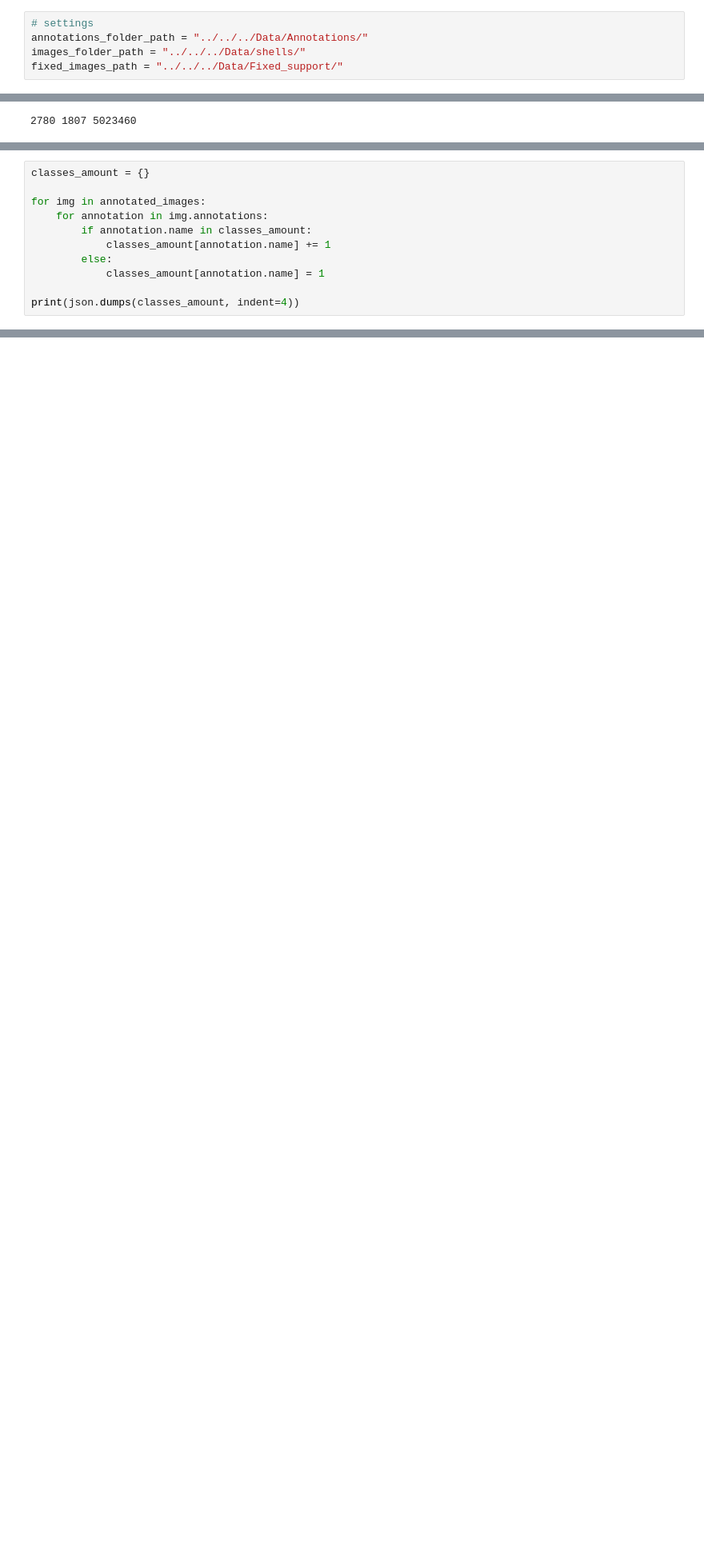
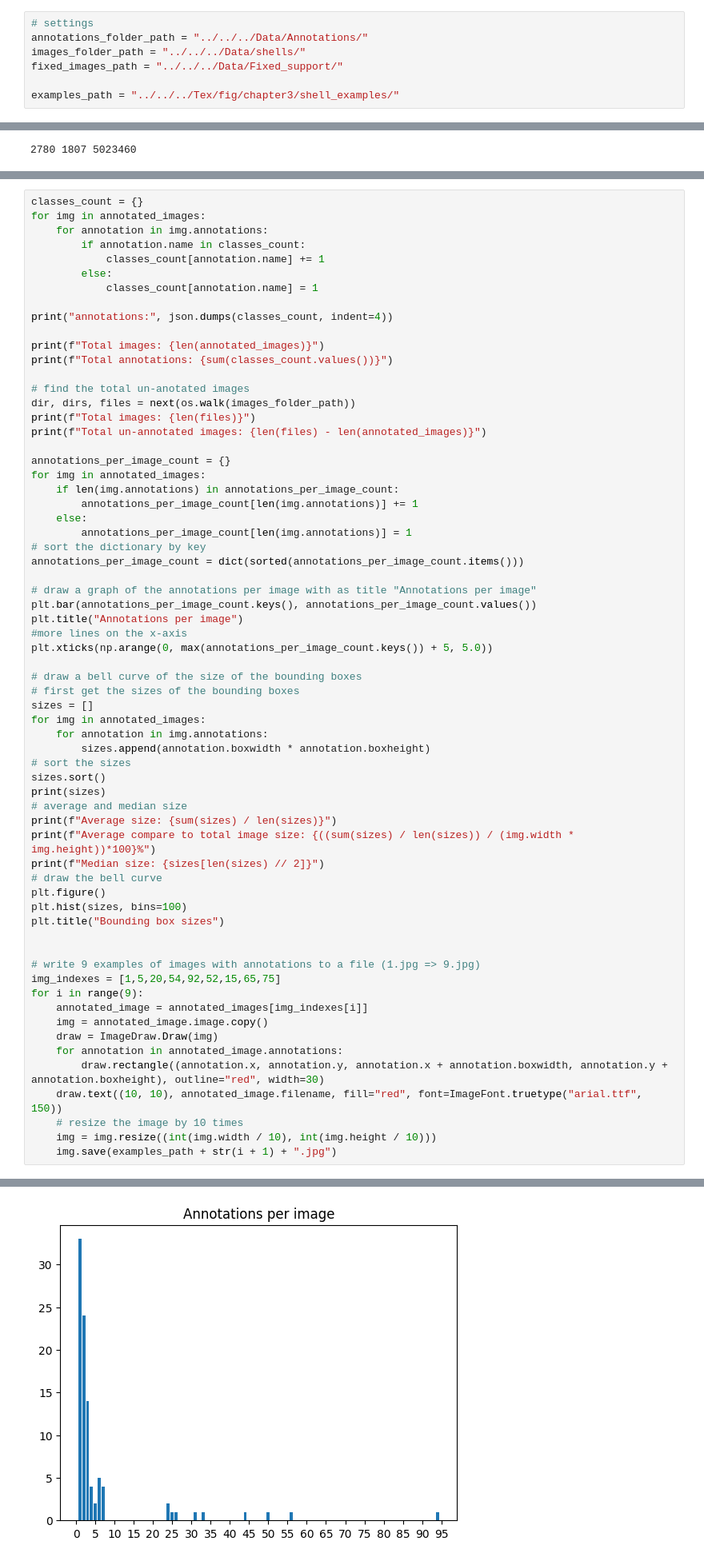
Before and after one commit to TijsVK/Counting-shells, a Jupyter notebook: Code/Baseline/owl-vit/owlvit.ipynb, the cells around one changed output, grey strips where cells are left out. Shown at 80% size. Cells and saved outputs as stored; diff of their text form; blank space fills up the shorter version.

```diff
--- a/Code/Baseline/owl-vit/owlvit.ipynb
+++ b/Code/Baseline/owl-vit/owlvit.ipynb
@@ -19,6 +22,8 @@ from transformers import OwlViTProcessor, OwlViTForObjectDetection, AutoProcesso
 annotations_folder_path = "../../../Data/Annotations/"
 images_folder_path = "../../../Data/shells/"
 fixed_images_path = "../../../Data/Fixed_support/"
+
+examples_path = "../../../Tex/fig/chapter3/shell_examples/"
 # %% [markdown]
 # Defining some classes and values
 # %%
@@ -107,14 +144,3 @@ print(max_width, max_height, max_width * max_height)
 2780 1807 5023460
 # %% [markdown]
 ## Dataset statistics
-# %%
-classes_amount = {}
-
-for img in annotated_images:
-    for annotation in img.annotations:
-        if annotation.name in classes_amount:
-            classes_amount[annotation.name] += 1
-        else:
-            classes_amount[annotation.name] = 1
-
-print(json.dumps(classes_amount, indent=4))
@@ -132,0 +147,66 @@ print(json.dumps(classes_amount, indent=4))
+# %%
+classes_count = {}
+for img in annotated_images:
+    for annotation in img.annotations:
+        if annotation.name in classes_count:
+            classes_count[annotation.name] += 1
+        else:
+            classes_count[annotation.name] = 1
+
+print("annotations:", json.dumps(classes_count, indent=4))
+
+print(f"Total images: {len(annotated_images)}")
+print(f"Total annotations: {sum(classes_count.values())}")
+
+# find the total un-anotated images
+dir, dirs, files = next(os.walk(images_folder_path))
+print(f"Total images: {len(files)}")
+print(f"Total un-annotated images: {len(files) - len(annotated_images)}")
+
+annotations_per_image_count = {}
+for img in annotated_images:
+    if len(img.annotations) in annotations_per_image_count:
+        annotations_per_image_count[len(img.annotations)] += 1
+    else:
+        annotations_per_image_count[len(img.annotations)] = 1
+# sort the dictionary by key
+annotations_per_image_count = dict(sorted(annotations_per_image_count.items()))
+
+# draw a graph of the annotations per image with as title "Annotations per image"
+plt.bar(annotations_per_image_count.keys(), annotations_per_image_count.values())
+plt.title("Annotations per image")
+#more lines on the x-axis
+plt.xticks(np.arange(0, max(annotations_per_image_count.keys()) + 5, 5.0))
+
+# draw a bell curve of the size of the bounding boxes
+# first get the sizes of the bounding boxes
+sizes = []
+for img in annotated_images:
+    for annotation in img.annotations:
+        sizes.append(annotation.boxwidth * annotation.boxheight)
+# sort the sizes
+sizes.sort()
+print(sizes)
+# average and median size
+print(f"Average size: {sum(sizes) / len(sizes)}")
+print(f"Average compare to total image size: {((sum(sizes) / len(sizes)) / (img.width * img.height))*100}%")
+print(f"Median size: {sizes[len(sizes) // 2]}")
+# draw the bell curve
+plt.figure()
+plt.hist(sizes, bins=100)
+plt.title("Bounding box sizes")
+
+
+# write 9 examples of images with annotations to a file (1.jpg => 9.jpg)
+img_indexes = [1,5,20,54,92,52,15,65,75]
+for i in range(9):
+    annotated_image = annotated_images[img_indexes[i]]
+    img = annotated_image.image.copy()
+    draw = ImageDraw.Draw(img)
+    for annotation in annotated_image.annotations:
+        draw.rectangle((annotation.x, annotation.y, annotation.x + annotation.boxwidth, annotation.y + annotation.boxheight), outline="red", width=30)
+    draw.text((10, 10), annotated_image.filename, fill="red", font=ImageFont.truetype("arial.ttf", 150))
+    # resize the image by 10 times
+    img = img.resize((int(img.width / 10), int(img.height / 10)))
+    img.save(examples_path + str(i + 1) + ".jpg")
+# %% [output]
@@ -132,0 +232 @@ print(json.dumps(classes_amount, indent=4))
+[figure, added]
```
Also changed, not shown: parts of 12 cells of this notebook, 3 other files.
